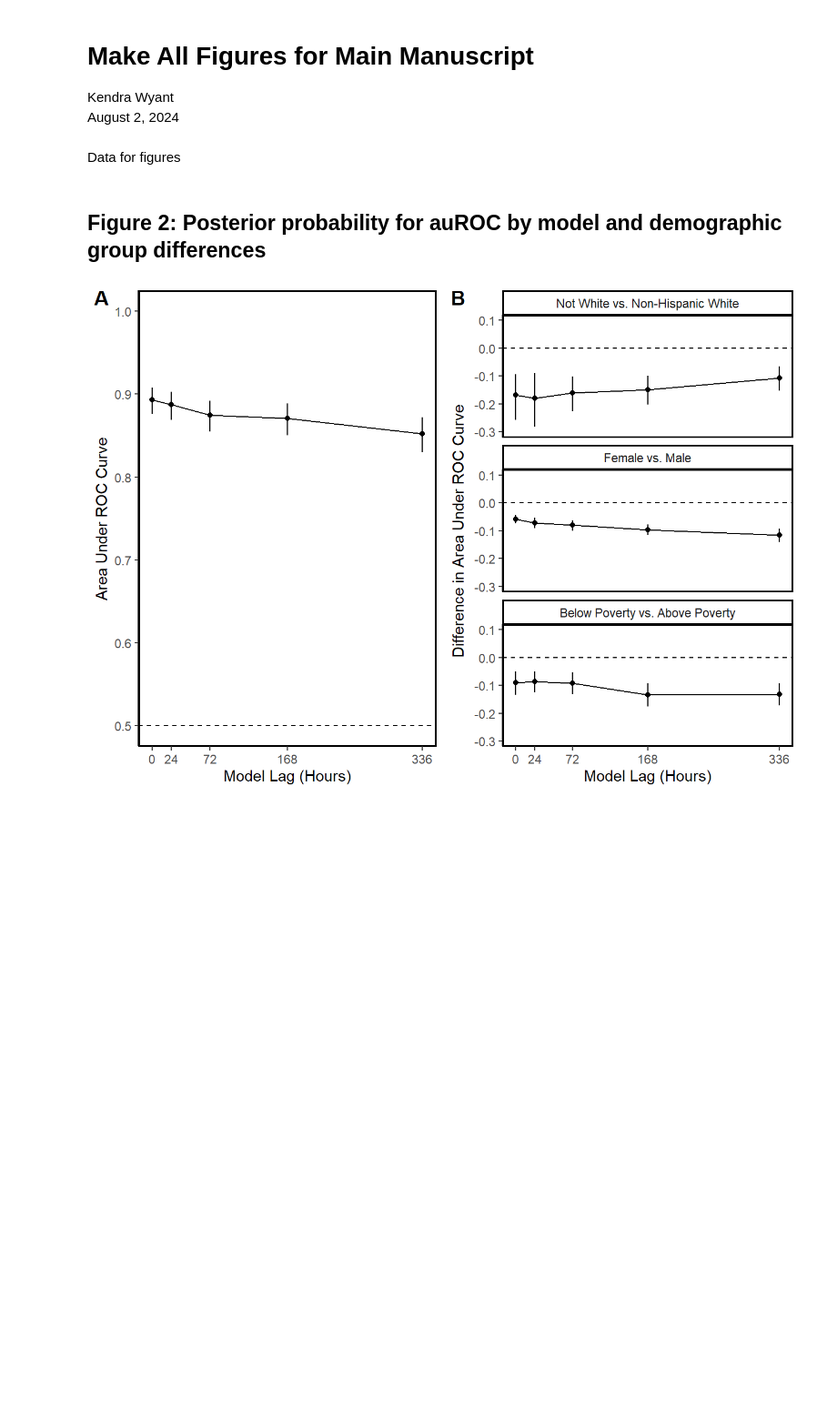
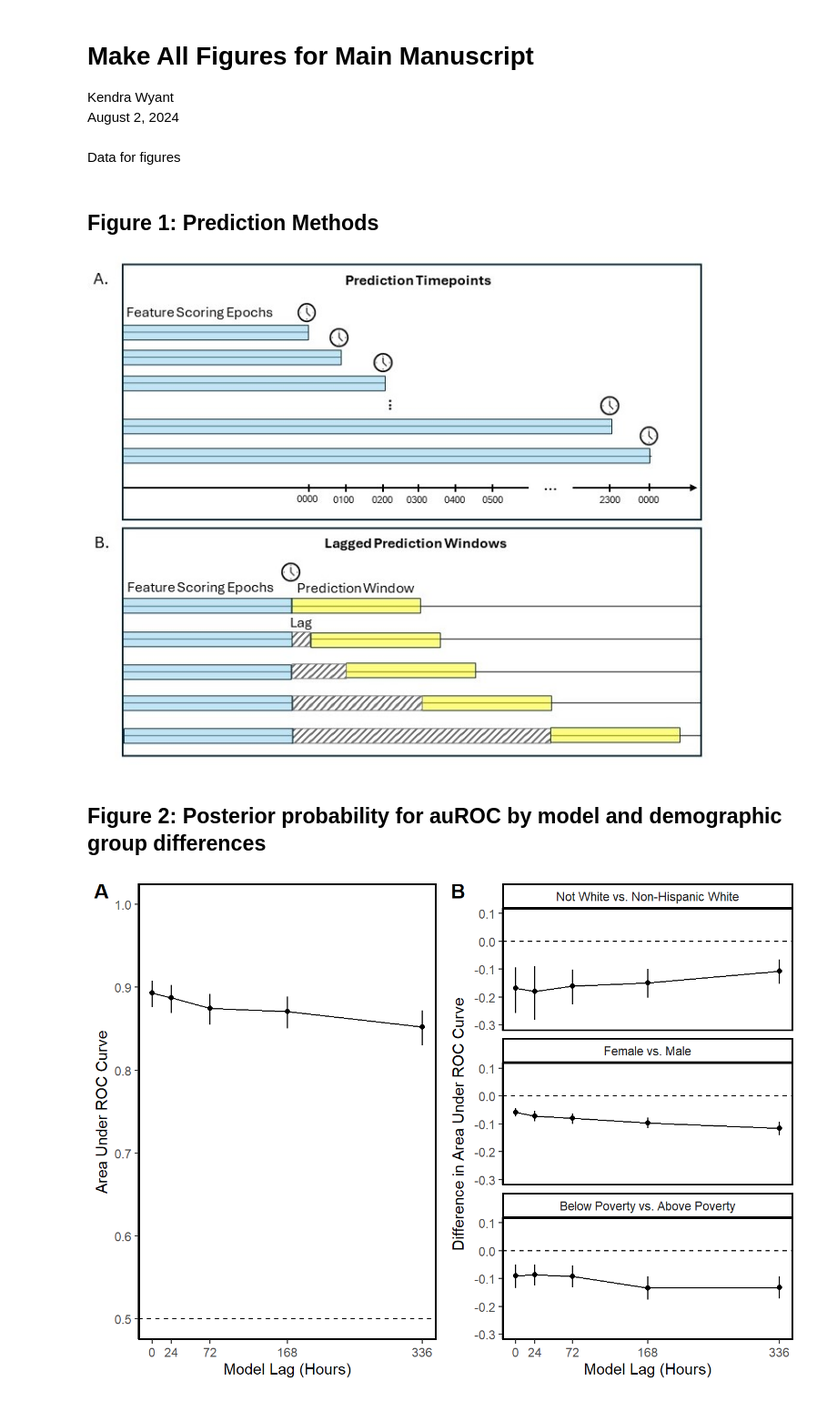
Before and after one commit to jjcurtin/study_lag, a Jupyter notebook: notebooks/mak_figures.out.ipynb, the cells around one changed output. Shown at 91% size. Cells and saved outputs as stored; diff of their text form; code cells hidden in the pictures; blank space fills up the shorter version.

```diff
--- a/notebooks/mak_figures.out.ipynb
+++ b/notebooks/mak_figures.out.ipynb
@@ -25,6 +25,13 @@ test_metrics_all_pp_perf <- read_csv(here::here(path_models_lag,
 
 pp_dem_contrast <- read_csv(here::here(path_models_lag, "pp_dem_contrast_all.csv"),
                             show_col_types = FALSE)
+# %% [markdown]
+## Figure 1: Prediction Methods
+# %%
+
+knitr::include_graphics(path = here::here("figures/methods.jpg"))
+# %% [output]
+[figure, added]
 # %% [markdown]
 ## Figure 2: Posterior probability for auROC by model and demographic group differences
 # %%
```
Also changed, not shown: 23 other files.
